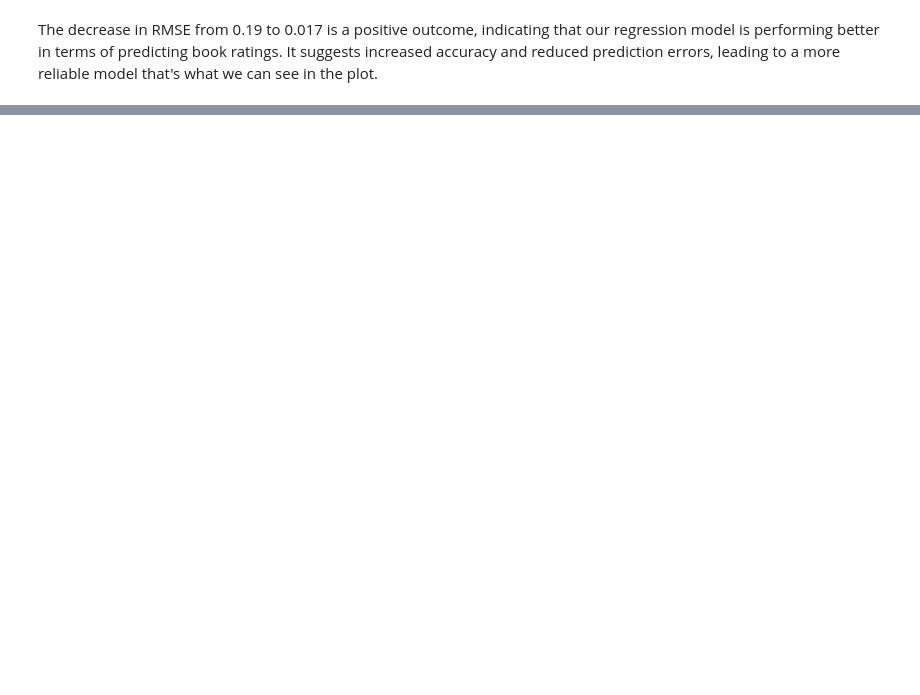
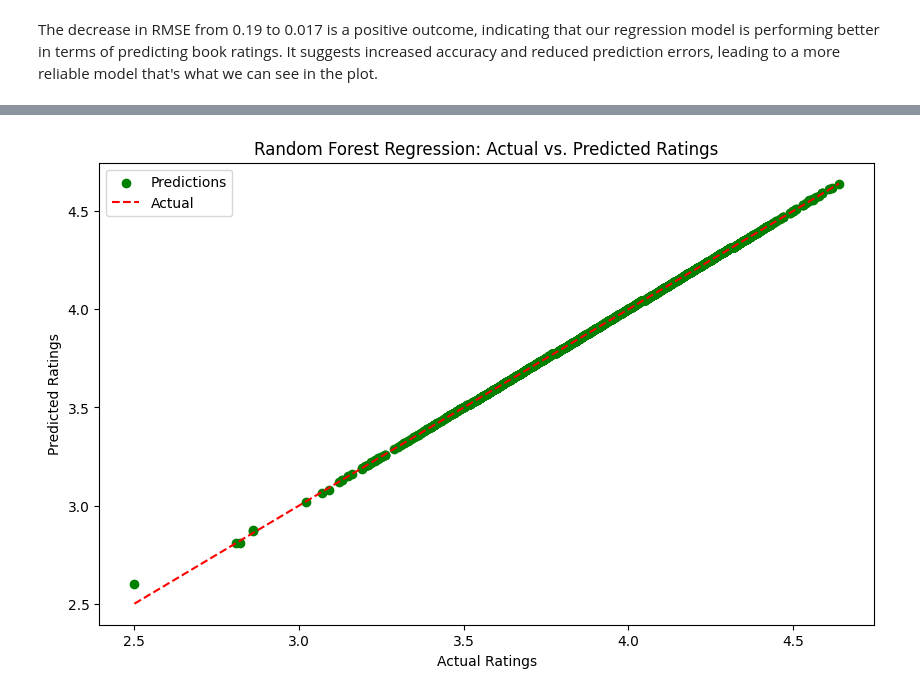
Before and after one commit to Nathan2BLK/DSTI-Project-Machine-Learning-with-Python-Labs, a Jupyter notebook: Yosr Solution/feature_engineering.ipynb, the cells around one changed output, grey strips where cells are left out. Cells and saved outputs as stored; diff of their text form; code cells hidden in the pictures; blank space fills up the shorter version.

```diff
--- a/Yosr Solution/feature_engineering.ipynb
+++ b/Yosr Solution/feature_engineering.ipynb
@@ -293,0 +324,12 @@ Root Mean Squared Error: 0.0024428670797711264
+# %%
+# Plotting the results for Random Forest Regression
+plt.figure(figsize=(10, 6))
+plt.scatter(y_test, predictions, color='green', label='Predictions')
+plt.plot([min(y_test), max(y_test)], [min(y_test), max(y_test)], color='red', linestyle='--', label='Actual')
+plt.title('Random Forest Regression: Actual vs. Predicted Ratings')
+plt.xlabel('Actual Ratings')
+plt.ylabel('Predicted Ratings')
+plt.legend()
+plt.show()
+# %% [output]
+[figure, added]
```
Also changed, not shown: parts of 4 cells of this notebook.
